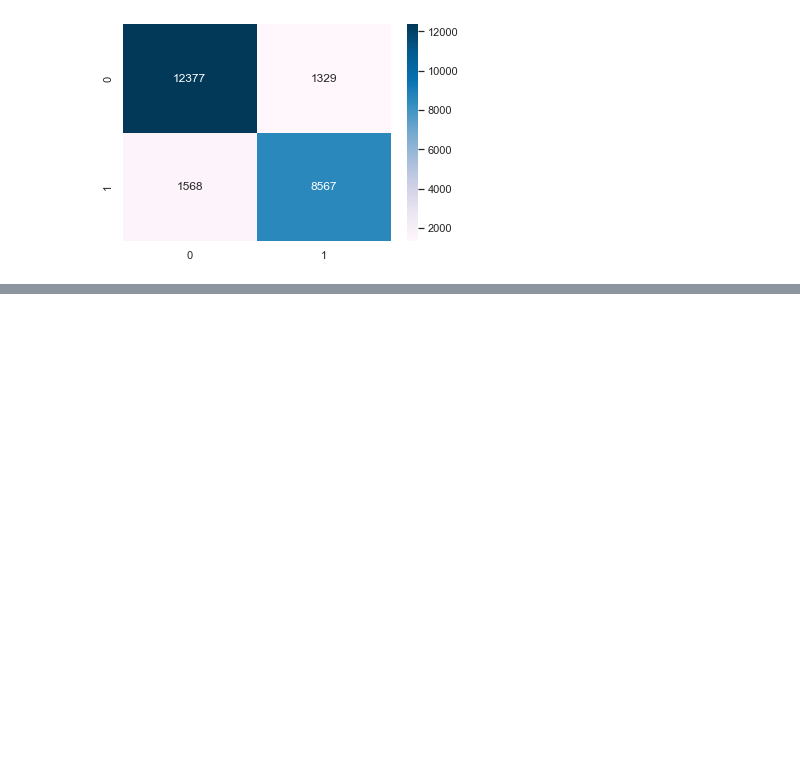
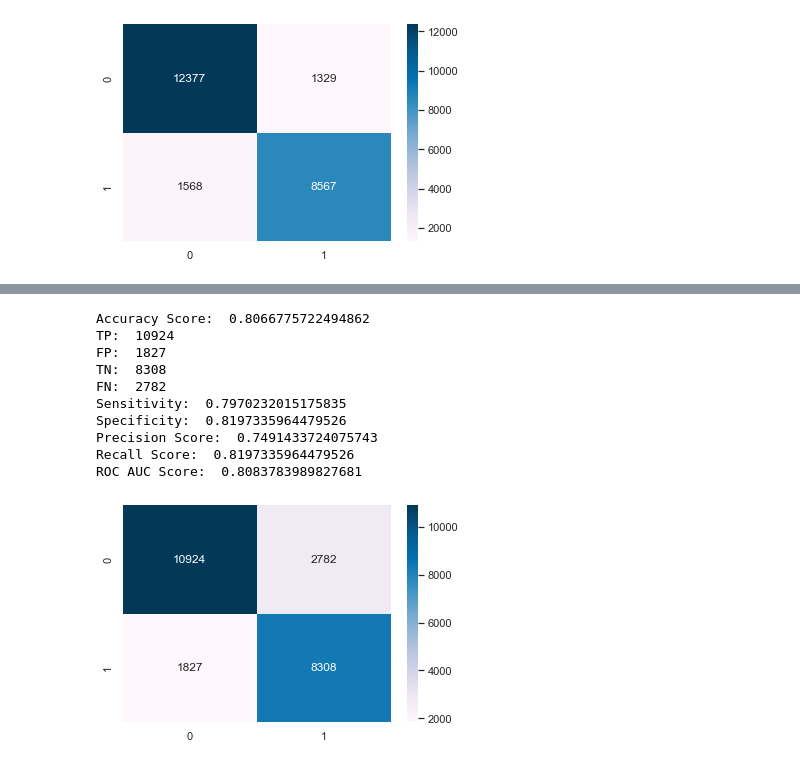
Before and after one commit to itsmokha/Airline-Passenger-Satisfaction, a Jupyter notebook: F20DL_Coursework.ipynb, the cells around one changed output, grey strips where cells are left out. Drawn from its saved outputs; the diff is of its cells as text; code cells hidden in the pictures; blank space fills up the shorter version.

```diff
--- a/F20DL_Coursework.ipynb
+++ b/F20DL_Coursework.ipynb
@@ -1043,0 +1104,35 @@ ROC AUC Score:  0.874161885464081
+# %%
+X = df4.iloc[:, :-1]
+y = df4.iloc[:, -1]
+
+X_train, X_test, y_train, y_test = train_test_split(X, y, test_size = 0.2, random_state = 0)
+
+onehot = ColumnTransformer([('onehot', OneHotEncoder(), cat_one_hot)], remainder='passthrough')
+oe = OrdinalEncoder(categories=[['Eco', 'Eco Plus', 'Business']])
+std_scaler = StandardScaler()
+min_max_scaler = MinMaxScaler()
+
+X_train[num_standard] = std_scaler.fit_transform(X_train[num_standard])
+X_train[num_min_max] = min_max_scaler.fit_transform(X_train[num_min_max])
+X_train[cat_ordinal] = oe.fit_transform(X_train[cat_ordinal])
+X_train = onehot.fit_transform(X_train)
+
+X_test[num_standard] = std_scaler.transform(X_test[num_standard])
+X_test[num_min_max] = min_max_scaler.transform(X_test[num_min_max])
+X_test[cat_ordinal] = oe.transform(X_test[cat_ordinal])
+X_test = onehot.transform(X_test)
+
+bernNB_clf = BernoulliNB()
+bernNB_dict = bayes_eval(bernNB_clf, X_train, X_test, y_train, y_test)
+# %% [output]
+Accuracy Score:  0.8066775722494862
+TP:  10924
+FP:  1827
+TN:  8308
+FN:  2782
+Sensitivity:  0.7970232015175835
+Specificity:  0.8197335964479526
+Precision Score:  0.7491433724075743
+Recall Score:  0.8197335964479526
+ROC AUC Score:  0.8083783989827681
+[figure, added]
```
Also changed, not shown: parts of 29 cells of this notebook.
